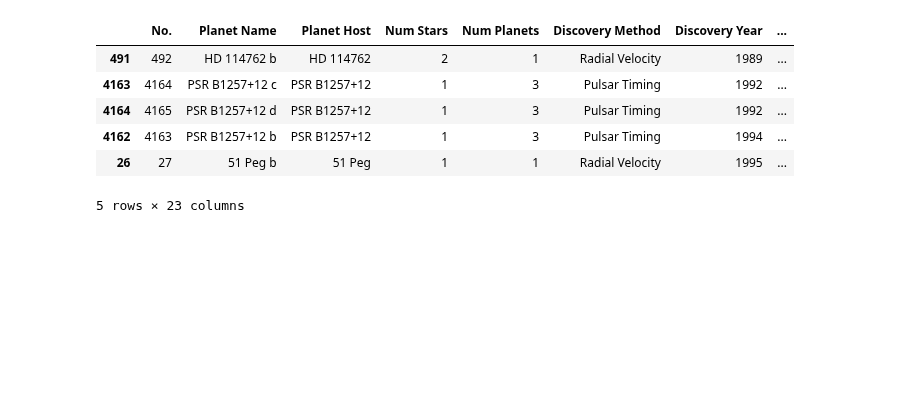
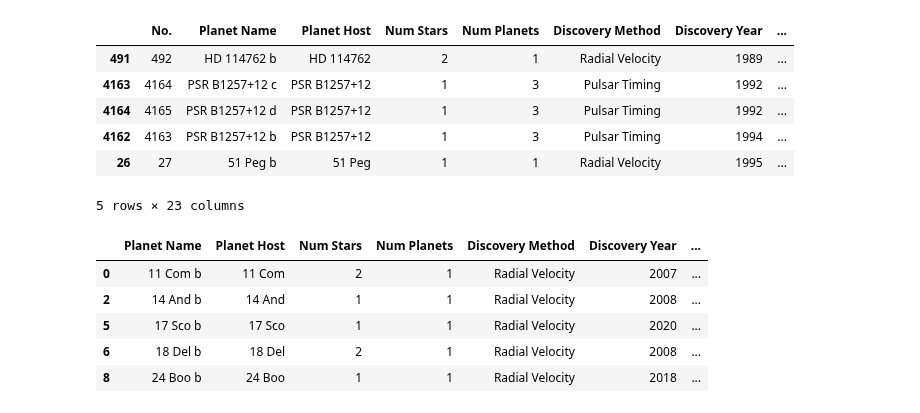
Before and after one commit to ubco-W2022T1-cosc301/project-group35, a Jupyter notebook: notebooks/analysis3.ipynb, the cells around one changed output. Cells and saved outputs as stored; diff of their text form; code cells hidden in the pictures; blank space fills up the shorter version.

```diff
--- a/notebooks/analysis3.ipynb
+++ b/notebooks/analysis3.ipynb
@@ -131,3 +135,16 @@ df.head()
 | 4162 | 4163 | PSR B1257+12 b | PSR B1257+12 | 1 | 3 | Pulsar Timing | 1994 | ... |
 | 26 | 27 | 51 Peg b | 51 Peg | 1 | 1 | Radial Velocity | 1995 | ... |
 5 rows × 23 columns
+# %%
+import pandas as pd
+data_r = pd.read_csv("../data/raw/DataOriginal.csv")
+data_c = data_r.copy().drop(['No.','Insolation Flux', 'Equilibrium Temperature'], axis=1).dropna(axis=0)
+data_c.reset_index()
+data_c.head()
+# %% [output]
+|  | Planet Name | Planet Host | Num Stars | Num Planets | Discovery Method | Discovery Year | ... |
+| 0 | 11 Com b | 11 Com | 2 | 1 | Radial Velocity | 2007 | ... |
+| 2 | 14 And b | 14 And | 1 | 1 | Radial Velocity | 2008 | ... |
+| 5 | 17 Sco b | 17 Sco | 1 | 1 | Radial Velocity | 2020 | ... |
+| 6 | 18 Del b | 18 Del | 2 | 1 | Radial Velocity | 2008 | ... |
+| 8 | 24 Boo b | 24 Boo | 1 | 1 | Radial Velocity | 2018 | ... |
```
Also changed, not shown: parts of 5 cells of this notebook, 2 other files.
